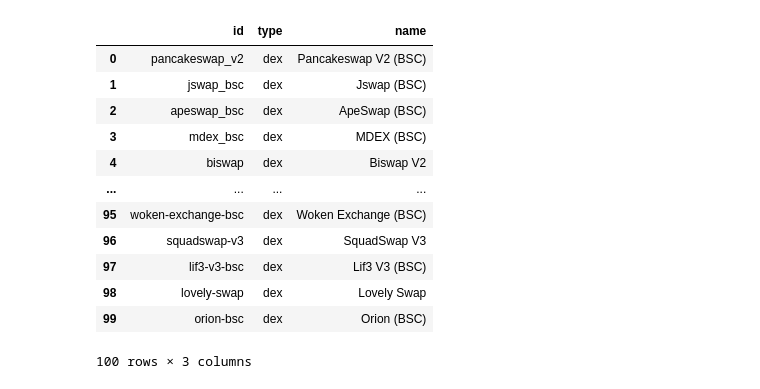
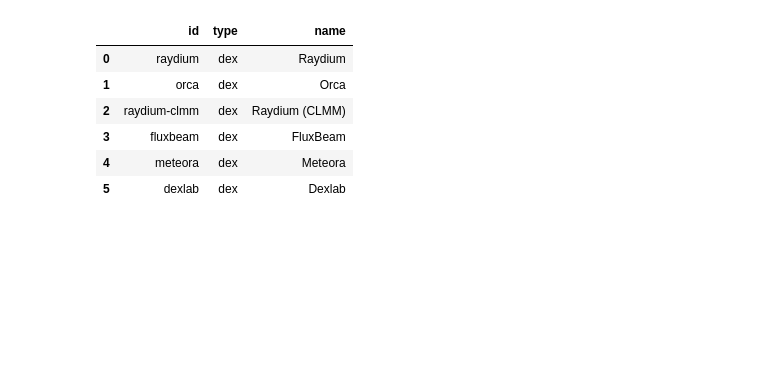
Before and after one commit to cardosofede/geckoterminal-py, a Jupyter notebook: examples/async_client_usage.ipynb, the cells around one changed output. Cells and saved outputs as stored; diff of their text form; code cells hidden in the pictures; blank space fills up the shorter version.

```diff
--- a/examples/async_client_usage.ipynb
+++ b/examples/async_client_usage.ipynb
@@ -20,17 +22,11 @@ await client.get_networks()
 100 rows × 4 columns
 # %%
-await client.get_dexes_by_network("bsc")
+await client.get_dexes_by_network("solana")
 # %% [output]
 |  | id | type | name |
-| 0 | pancakeswap_v2 | dex | Pancakeswap V2 (BSC) |
-| 1 | jswap_bsc | dex | Jswap (BSC) |
-| 2 | apeswap_bsc | dex | ApeSwap (BSC) |
-| 3 | mdex_bsc | dex | MDEX (BSC) |
-| 4 | biswap | dex | Biswap V2 |
-| ... | ... | ... | ... |
-| 95 | woken-exchange-bsc | dex | Woken Exchange (BSC) |
-| 96 | squadswap-v3 | dex | SquadSwap V3 |
-| 97 | lif3-v3-bsc | dex | Lif3 V3 (BSC) |
-| 98 | lovely-swap | dex | Lovely Swap |
-| 99 | orion-bsc | dex | Orion (BSC) |
+| 0 | raydium | dex | Raydium |
+| 1 | orca | dex | Orca |
+| 2 | raydium-clmm | dex | Raydium (CLMM) |
+| 3 | fluxbeam | dex | FluxBeam |
+| 4 | meteora | dex | Meteora |
+| 5 | dexlab | dex | Dexlab |
-100 rows × 3 columns
```
Also changed, not shown: parts of 17 cells of this notebook.
